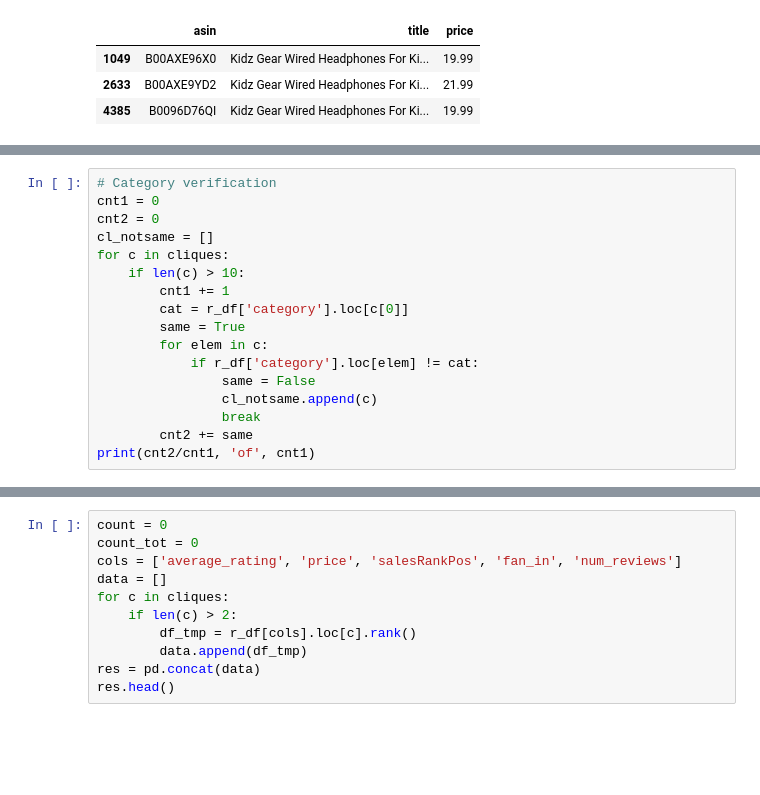
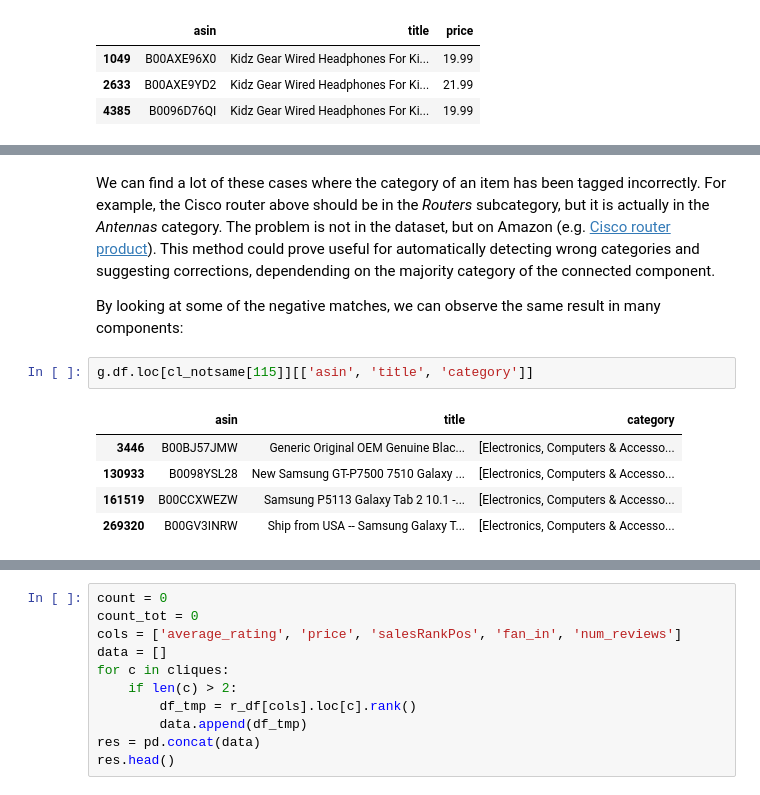
Before and after one commit to tarmeens/ada-homework, a Jupyter notebook: project/Final.ipynb, the cells around one changed output, grey strips where cells are left out. Drawn from its saved outputs; the diff is of its cells as text; blank space fills up the shorter version.

```diff
--- a/project/Final.ipynb
+++ b/project/Final.ipynb
@@ -718,17 +751,0 @@ def majority(values):
-# %%
-# Category verification
-cnt1 = 0
-cnt2 = 0
-cl_notsame = []
-for c in cliques:
-    if len(c) > 10:
-        cnt1 += 1
-        cat = r_df['category'].loc[c[0]]
-        same = True
-        for elem in c:
-            if r_df['category'].loc[elem] != cat:
-                same = False
-                cl_notsame.append(c)
-                break
-        cnt2 += same
-print(cnt2/cnt1, 'of', cnt1)
@@ -854,0 +774,12 @@ sc.textFile('data/metadata.json')\
+# %% [markdown]
+We can find a lot of these cases where the category of an item has been tagged incorrectly. For example, the Cisco router above should be in the *Routers* subcategory, but it is actually in the *Antennas* category. The problem is not in the dataset, but on Amazon (e.g. [Cisco router product](https://www.amazon.com/dp/B000A439QS)). This method could prove useful for automatically detecting wrong categories and suggesting corrections, dependending on the majority category of the connected component.
+
+By looking at some of the negative matches, we can observe the same result in many components:
+# %%
+g.df.loc[cl_notsame[115]][['asin', 'title', 'category']]
+# %% [output]
+|  | asin | title | category |
+| 3446 | B00BJ57JMW | Generic Original OEM Genuine Blac... | [Electronics, Computers & Accesso... |
+| 130933 | B0098YSL28 | New Samsung GT-P7500 7510 Galaxy ... | [Electronics, Computers & Accesso... |
+| 161519 | B00CCXWEZW | Samsung P5113 Galaxy Tab 2 10.1 -... | [Electronics, Computers & Accesso... |
+| 269320 | B00GV3INRW | Ship from USA -- Samsung Galaxy T... | [Electronics, Computers & Accesso... |
```
Also changed, not shown: parts of 32 cells of this notebook.
